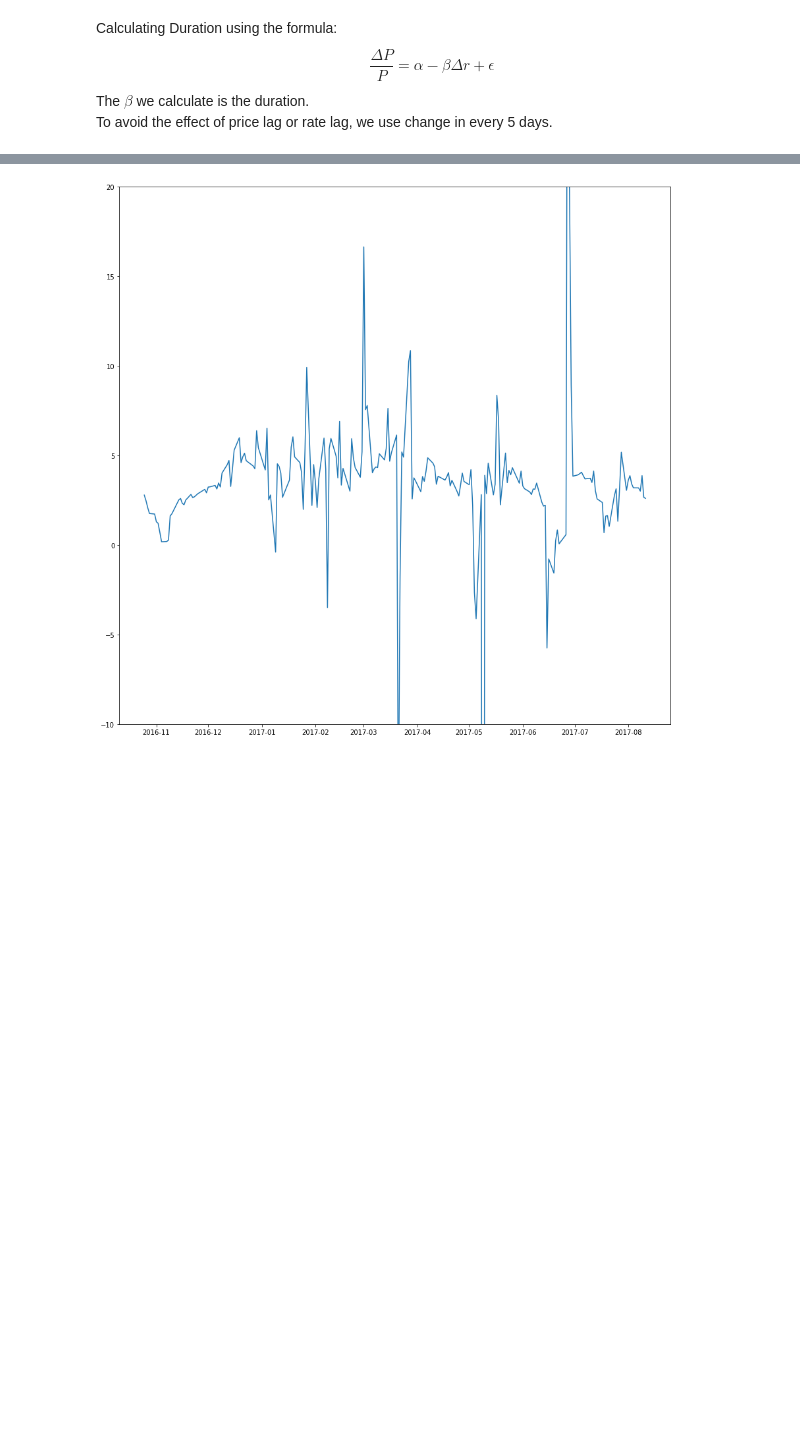
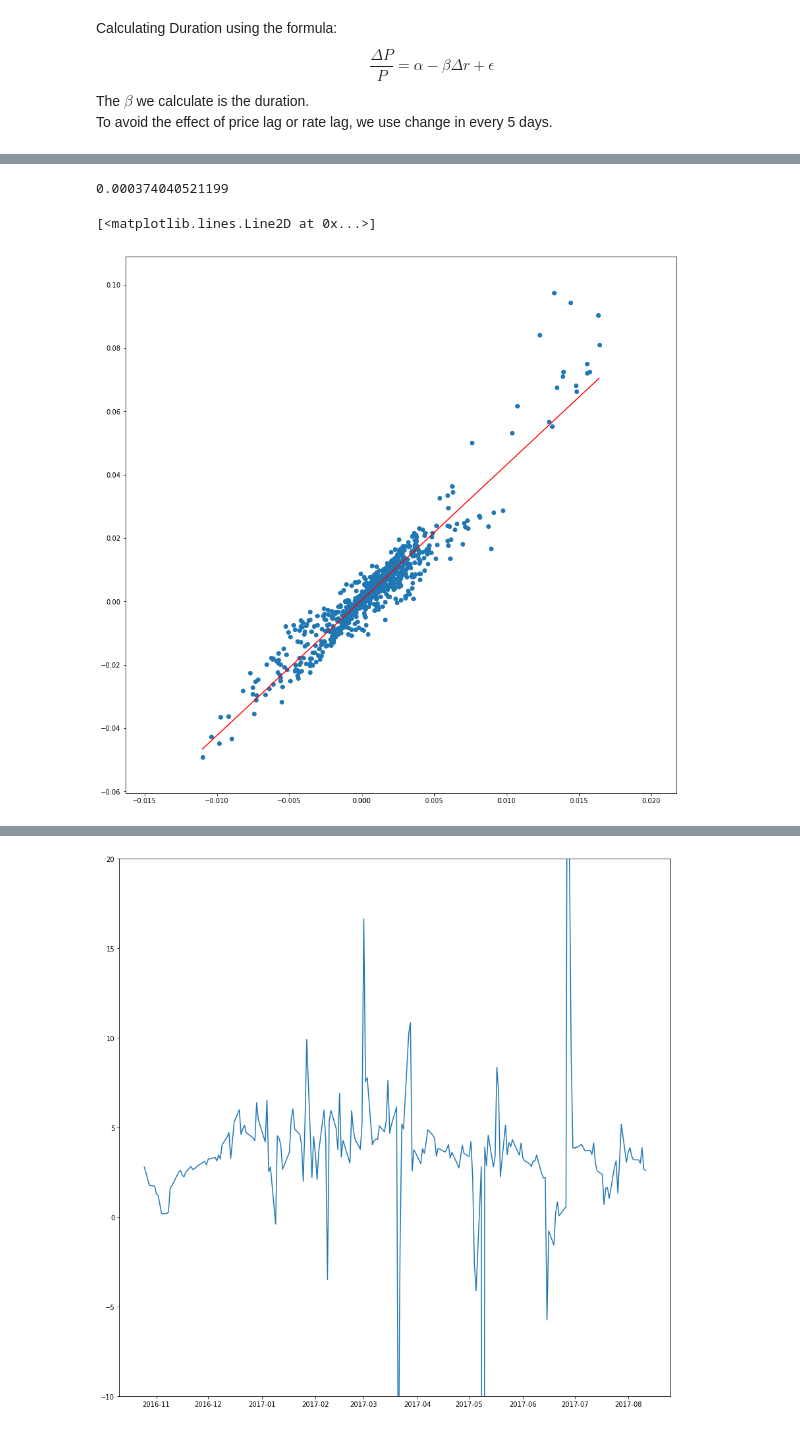
Before and after one commit to JerryDeveloper/MBSEmpiricalDuration, a Jupyter notebook: Week 7 Report - Non-linear Function Fit.ipynb, the cells around one changed output, grey strips where cells are left out. Cells and saved outputs as stored; diff of their text form; code cells hidden in the pictures; blank space fills up the shorter version.

```diff
--- a/Week 7 Report - Non-linear Function Fit.ipynb
+++ b/Week 7 Report - Non-linear Function Fit.ipynb
@@ -165,0 +188,18 @@ for i in use:
+# %%
+Y=params[4.5]['Return']['2008-11-28':'2011-12-31'].values
+X=params[4.5]['Rate Change']['2008-11-28':'2011-12-31'].values
+model = sm.OLS(Y,sm.add_constant(X))
+res = model.fit()
+a, b = res.params
+print(a)
+
+fig = plt.figure(figsize=(15,15))
+ax = fig.add_subplot(111)
+ax.scatter(X, Y)
+
+xf = np.arange(X.min(), X.max(), 0.0001)
+ax.plot(xf, xf * b + a, c = 'r')
+# %% [output]
+0.000374040521199
+[<matplotlib.lines.Line2D at 0x...>]
+[figure, added]
```
Also changed, not shown: parts of 3 cells of this notebook.
